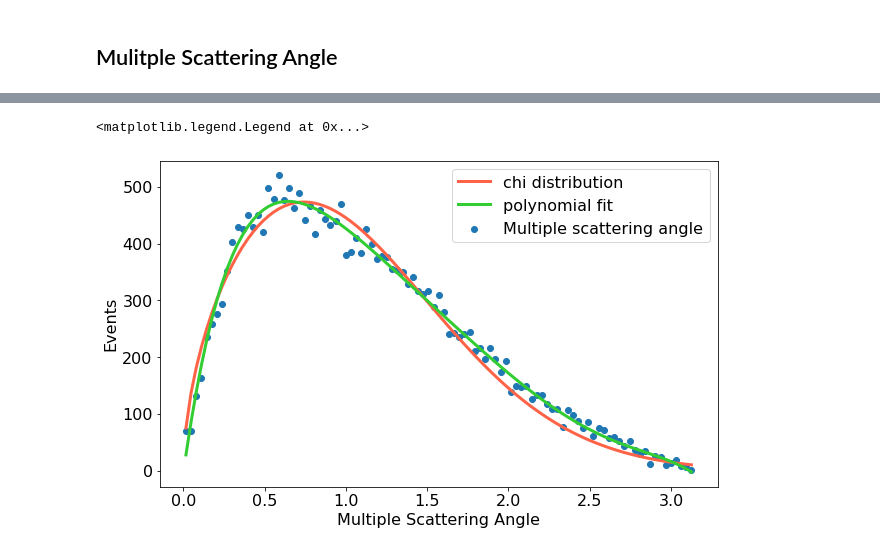
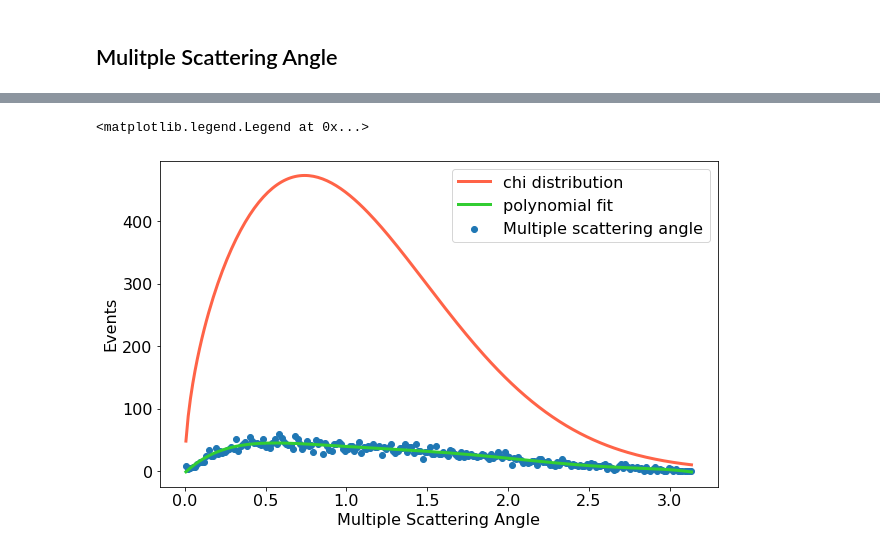
Before and after one commit to k-woodruff/bb2nu, a Jupyter notebook: bb2nu_BG_distribution.ipynb, the cells around one changed output, grey strips where cells are left out. Cells and saved outputs as stored; diff of their text form; code cells hidden in the pictures.

```diff
--- a/bb2nu_BG_distribution.ipynb
+++ b/bb2nu_BG_distribution.ipynb
@@ -16,7 +16,8 @@ For the backgrounds, there is one entry per event, and for 2vbb, there are two e
 Load in dataframe:
 '''
 
-fname = './files/BG_NEW_1d.h5'
+# fname = './files/BG_NEW_1d.h5'
+fname = './files/BG_NEW_1d_beersheba_75it.h5'
 df_particles = pd.read_hdf(fname, 'Particles')
 # %%
 '''
@@ -44,7 +61,8 @@ https://next.ific.uv.es/DocDB/0009/000981/001/MC-data_efficiencies_studies_MC_no
 Make fiducial and S2 cuts for all data:
 '''
 
-df_particles = df_particles[(df_particles['nS2'] == 1)&(df_particles['reco_z_min'] > 20)&(df_particles['reco_z_max'] < 510)&(df_particles['reco_r_max'] < 178)]
+# df_particles = df_particles[(df_particles['nS2'] == 1)&(df_particles['reco_z_min'] > 20)&(df_particles['reco_z_max'] < 510)&(df_particles['reco_r_max'] < 178)]
+df_particles = df_particles[(df_particles['reco_z_min'] > 20)&(df_particles['reco_z_max'] < 510)&(df_particles['reco_r_max'] < 178)]
 # %%
 '''
 Make remaining analysis cuts here:
@@ -464,8 +490,12 @@ for j in range(0,sample_size):
         eslice = (df_particles['reco_energy'] >= ebins[i])&(df_particles['reco_energy'] < ebins[i+1])
         rate0 = df_particles[eslice]['n_brems'].mean()
         rate1 = rate0*(1 + syst_unc)
-        df_particles.loc[eslice, 'weight'] = np.exp(-(rate1-rate0))*(rate1/rate0)**df_particles['n_brems']
-        df_particles_selection.loc[eslice, 'weight'] = np.exp(-(rate1-rate0))*(rate1/rate0)**df_particles_selection[eslice]['n_brems']
+        if rate0 == 0:
+            df_particles.loc[eslice, 'weight'] = 0**df_particles['n_brems']
+            df_particles_selection.loc[eslice, 'weight'] = 0**df_particles_selection[eslice]['n_brems']
+        if rate0 != 0:
+            df_particles.loc[eslice, 'weight'] = np.exp(-(rate1-rate0))*(rate1/rate0)**df_particles['n_brems']
+            df_particles_selection.loc[eslice, 'weight'] = np.exp(-(rate1-rate0))*(rate1/rate0)**df_particles_selection[eslice]['n_brems']
 
     #stores the weights for an uncertainty
     weight_all[j] = df_particles['weight']
@@ -531,10 +561,10 @@ p = np.poly1d(np.polyfit(bin_centers, mcs_angle, 6))
 print(p)
 plt.plot(bin_centers, p(bin_centers), label= 'polynomial fit', lw=3, color='limegreen')
 
-mcsdata = mcs_angle
-file1 = open(r"C:\Users\logno\Documents\MATLAB\mcsdata.txt", "w")
-file1.write(df_particles_selection['mcs_angle'].to_string())
-file1.close()
+# mcsdata = mcs_angle
+# file1 = open(r"C:\Users\logno\Documents\MATLAB\mcsdata.txt", "w")
+# file1.write(df_particles_selection['mcs_angle'].to_string())
+# file1.close()
 
 plt.xlabel(r'Multiple Scattering Angle', fontsize=16)
 plt.ylabel('Events', fontsize=16)
@@ -547,5 +577,5 @@ plt.legend(loc = 'upper right', fontsize=16)
 <matplotlib.legend.Legend at 0x...>
-[figure, old version]
+[figure, new version]
 # %%
 fig, ax = plt.subplots(nrows=2, figsize=(10,8), sharex=True, gridspec_kw={'height_ratios': [4, 1]})
 
```
Also changed, not shown: parts of 17 cells of this notebook.
